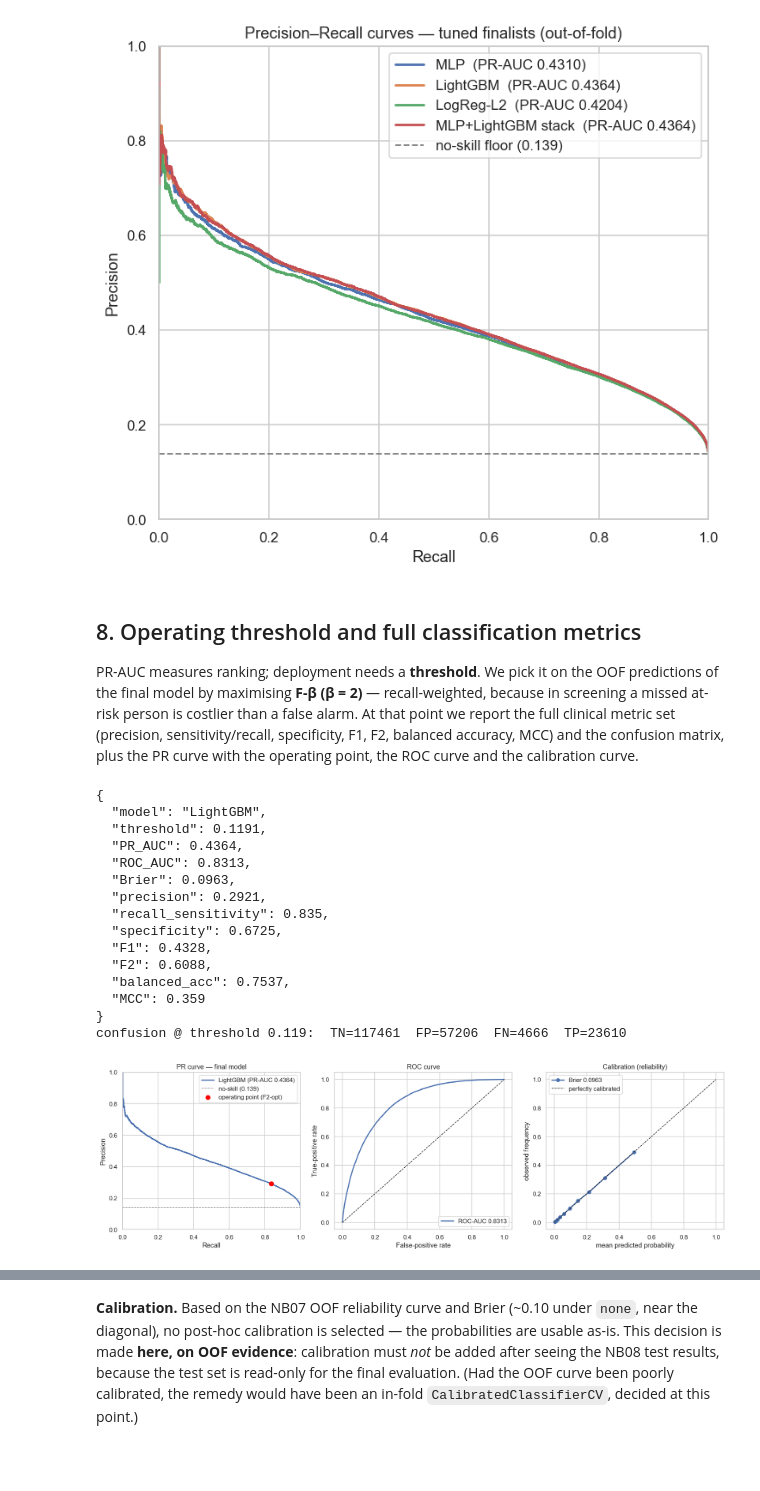
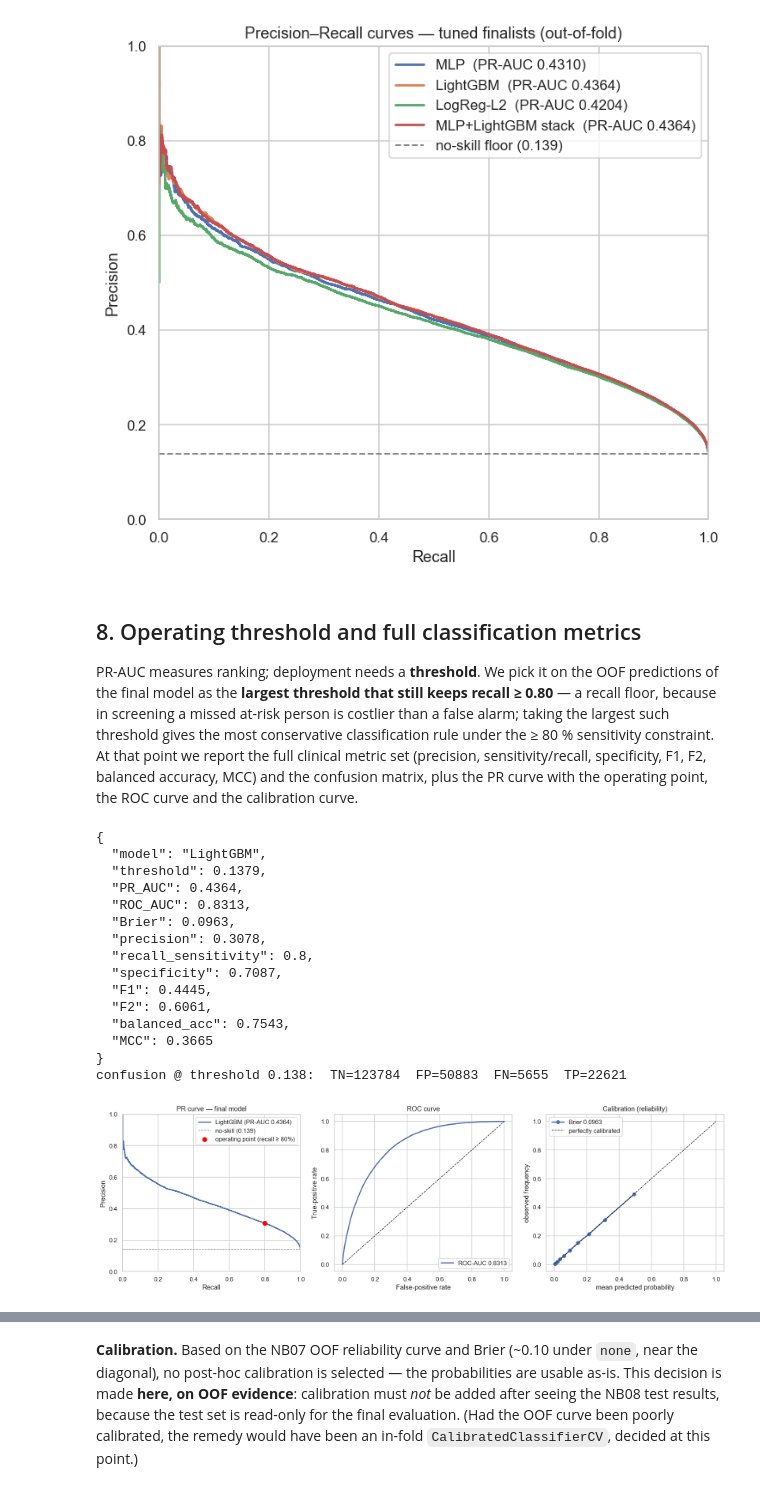
Before and after one commit to Hasher26/Diabetes-Prediction-Hasher, a Jupyter notebook: notebooks/07_hyperparameter_tuning.ipynb, the cells around one changed output, grey strips where cells are left out. Saved outputs shown, nothing was run; the diff lists cells and outputs as text; code cells hidden in the pictures; blank space fills up the shorter version.

```diff
--- a/notebooks/07_hyperparameter_tuning.ipynb
+++ b/notebooks/07_hyperparameter_tuning.ipynb
@@ -105,9 +105,9 @@ N_FOLDS = 5
 N_ITER_LGBM = 80     # RandomizedSearch trials for LightGBM
 N_ITER_MLP  = 20     # RandomizedSearch trials for MLP
 N_GRID_C    = 21     # LogReg has one knob (C) -> full 1-D grid
-FBETA       = 2.0    # operating point: recall-weighted (a missed at-risk person
-                     # costs more than a false alarm in screening)
+RECALL_TARGET = 0.80   # operating point: largest threshold that still keeps OOF recall >= this
+FBETA         = 2.0    # F2 is still REPORTED as a metric, but no longer selects the threshold
 
 print(f"SEED={SEED} | folds={N_FOLDS} | trials: LightGBM={N_ITER_LGBM}, "
-      f"MLP={N_ITER_MLP}, LogReg C-grid={N_GRID_C} | operating beta={FBETA}")
+      f"MLP={N_ITER_MLP}, LogReg C-grid={N_GRID_C} | recall target={RECALL_TARGET}")
 # %% [output]
@@ -481,12 +481,14 @@ Interpretable companion: LogReg-L2  (OOF PR-AUC 0.4204)
 # %% [markdown]
 ## 8. Operating threshold and full classification metrics
 
-PR-AUC measures ranking; deployment needs a **threshold**. We pick it on the OOF predictions of the final model by maximising **F-β (β = 2)** — recall-weighted, because in screening a missed at-risk person is costlier than a false alarm. At that point we report the full clinical metric set (precision, sensitivity/recall, specificity, F1, F2, balanced accuracy, MCC) and the confusion matrix, plus the PR curve with the operating point, the ROC curve and the calibration curve.
+PR-AUC measures ranking; deployment needs a **threshold**. We pick it on the OOF predictions of the final model as the **largest threshold that still keeps recall ≥ 0.80** — a recall floor, because in screening a missed at-risk person is costlier than a false alarm; taking the largest such threshold gives the most conservative classification rule under the ≥ 80 % sensitivity constraint. At that point we report the full clinical metric set (precision, sensitivity/recall, specificity, F1, F2, balanced accuracy, MCC) and the confusion matrix, plus the PR curve with the operating point, the ROC curve and the calibration curve.
 # %%
 prec, rec, thr = precision_recall_curve(y_train, final_oof)
-b2 = FBETA ** 2
-fbeta_curve = (1 + b2) * prec * rec / (b2 * prec + rec + 1e-12)   # aligned to prec/rec
-best_t = float(thr[int(np.nanargmax(fbeta_curve[:-1]))])           # thr has len-1 vs prec/rec
+# Operating point = LARGEST threshold that still keeps OOF recall >= RECALL_TARGET.
+# rec[:-1]/prec[:-1] align to thr; recall is non-increasing in the threshold, so the
+# qualifying thresholds are the lower ones -> take their max = most conservative rule at the floor.
+mask = rec[:-1] >= RECALL_TARGET
+best_t = float(thr[mask].max()) if mask.any() else float(thr.min())
 pred = (final_oof >= best_t).astype(int)
 tn, fp, fn, tp = confusion_matrix(y_train, pred).ravel()
 
@@ -509,47 +511,47 @@ print(f"confusion @ threshold {best_t:.3f}:  TN={tn}  FP={fp}  FN={fn}  TP={tp}"
 # %% [output]
 {
   "model": "LightGBM",
-  "threshold": 0.1191,
+  "threshold": 0.1379,
   "PR_AUC": 0.4364,
   "ROC_AUC": 0.8313,
   "Brier": 0.0963,
-  "precision": 0.2921,
-  "recall_sensitivity": 0.835,
-  "specificity": 0.6725,
-  "F1": 0.4328,
-  "F2": 0.6088,
-  "balanced_acc": 0.7537,
-  "MCC": 0.359
+  "precision": 0.3078,
+  "recall_sensitivity": 0.8,
+  "specificity": 0.7087,
+  "F1": 0.4445,
+  "F2": 0.6061,
+  "balanced_acc": 0.7543,
+  "MCC": 0.3665
 }
-confusion @ threshold 0.119:  TN=117461  FP=57206  FN=4666  TP=23610
+confusion @ threshold 0.138:  TN=123784  FP=50883  FN=5655  TP=22621
 # %%
 # --- final model: PR curve (with operating point) + ROC + calibration ---
 fig, ax = plt.subplots(1, 3, figsize=(16, 5))
 
 p, rc, _ = precision_recall_curve(y_train, final_oof)
 ax[0].plot(rc, p, lw=2, label=f"{primary} (PR-AUC {metrics['PR_AUC']:.4f})")
 ax[0].axhline(prevalence, ls="--", c="grey", lw=1, label=f"no-skill ({prevalence:.3f})")
 ax[0].scatter([metrics["recall_sensitivity"]], [metrics["precision"]], c="red", zorder=5,
-              s=60, label=f"operating point (F{int(FBETA)}-opt)")
+             s=60, label=f"operating point (recall ≥ {RECALL_TARGET:.0%})")
 ax[0].set_xlabel("Recall"); ax[0].set_ylabel("Precision"); ax[0].set_xlim(0, 1); ax[0].set_ylim(0, 1)
 ax[0].set_title("PR curve — final model"); ax[0].legend(loc="upper right")
 
 fpr, tpr, _ = roc_curve(y_train, final_oof)
 ax[1].plot(fpr, tpr, lw=2, label=f"ROC-AUC {metrics['ROC_AUC']:.4f}")
 ax[1].plot([0, 1], [0, 1], "k--", lw=1)
 ax[1].set_xlabel("False-positive rate"); ax[1].set_ylabel("True-positive rate")
 ax[1].set_title("ROC curve"); ax[1].legend(loc="lower right")
 
 frac_pos, mean_pred = calibration_curve(y_train, final_oof, n_bins=10, strategy="quantile")
 ax[2].plot(mean_pred, frac_pos, "o-", lw=2, label=f"Brier {metrics['Brier']:.4f}")
 ax[2].plot([0, 1], [0, 1], "k--", lw=1, label="perfectly calibrated")
 ax[2].set_xlabel("mean predicted probability"); ax[2].set_ylabel("observed frequency")
 ax[2].set_title("Calibration (reliability)"); ax[2].legend(loc="upper left")
 
 plt.tight_layout(); plt.savefig(OUTPUT_DIR / "nb07_final_diagnostics.png", bbox_inches="tight")
 plt.show()
 # %% [output]
-[figure, old version]
+[figure, new version]
 # %% [markdown]
 #### Interpretation — the operating point
 
```
Also changed, not shown: parts of 5 cells of this notebook, 2 other files.
